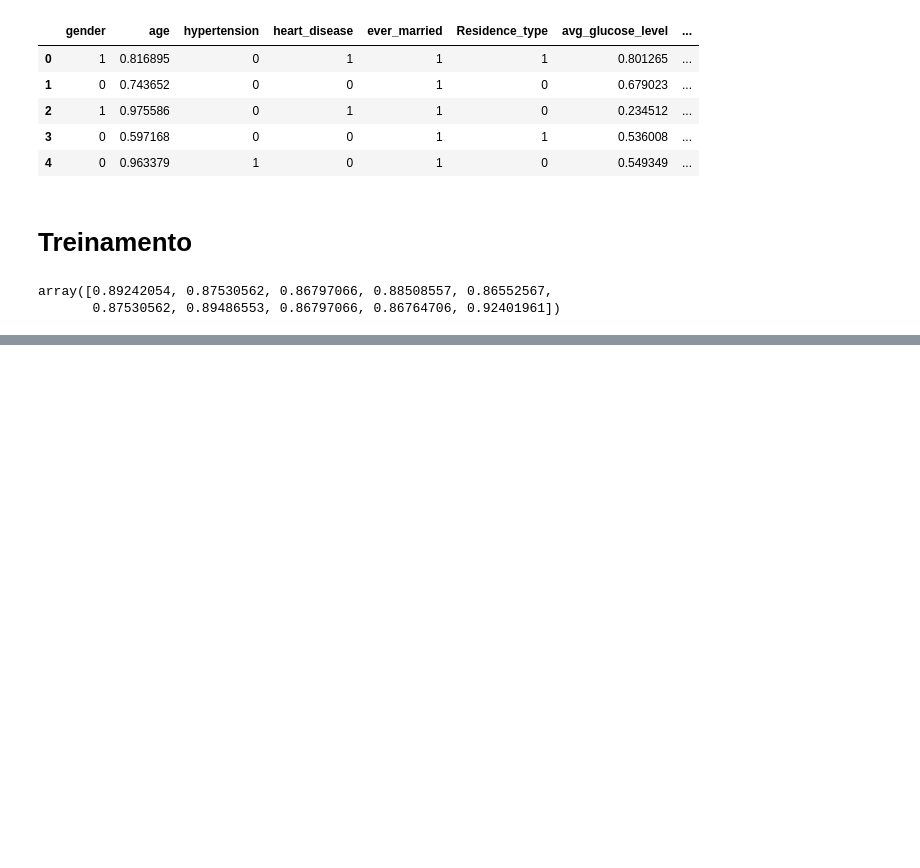
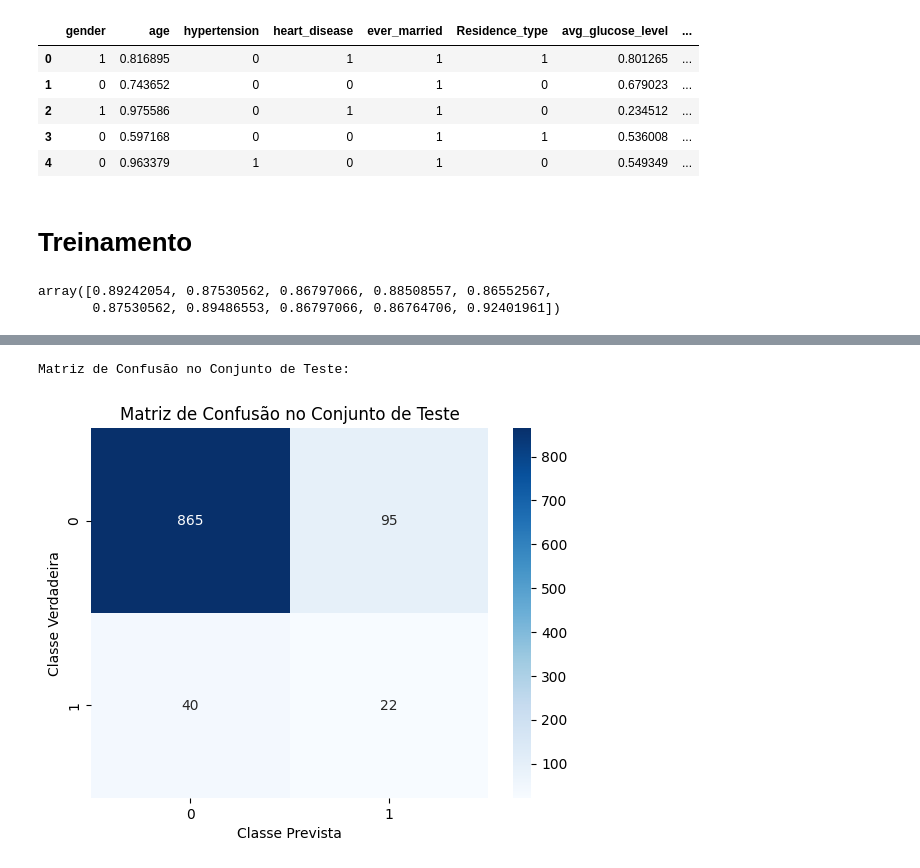
Before and after one commit to victorog17/fiap_tech_challenge_03, a Jupyter notebook: src/read_and_process/leitura_s3_jnb.ipynb, the cells around one changed output, grey strips where cells are left out. Cells and saved outputs as stored; diff of their text form; code cells hidden in the pictures; blank space fills up the shorter version.

Commit message:
Inclusao de avaliacao do modelo

```diff
--- a/src/read_and_process/leitura_s3_jnb.ipynb
+++ b/src/read_and_process/leitura_s3_jnb.ipynb
@@ -152,0 +160,3 @@ Acurácia média com validação cruzada: 88.16%
+# %%
+# 1. Treinar o modelo no conjunto de treino completo
+modelo_rfc.fit(X_train, y_train)
@@ -152,0 +166,3 @@ Acurácia média com validação cruzada: 88.16%
+# %%
+# 2. Fazer previsões no conjunto de teste
+y_pred = modelo_rfc.predict(X_test)
@@ -152,0 +189,12 @@ Acurácia média com validação cruzada: 88.16%
+# %%
+# Matriz de confusão
+print("Matriz de Confusão no Conjunto de Teste:")
+conf_matrix = confusion_matrix(y_test, y_pred)
+sns.heatmap(conf_matrix, annot=True, fmt='d', cmap='Blues')
+plt.title("Matriz de Confusão no Conjunto de Teste")
+plt.ylabel('Classe Verdadeira')
+plt.xlabel('Classe Prevista')
+plt.show()
+# %% [output]
+Matriz de Confusão no Conjunto de Teste:
+[figure, added]
```
Also changed, not shown: parts of 5 cells of this notebook, 2 other files.
